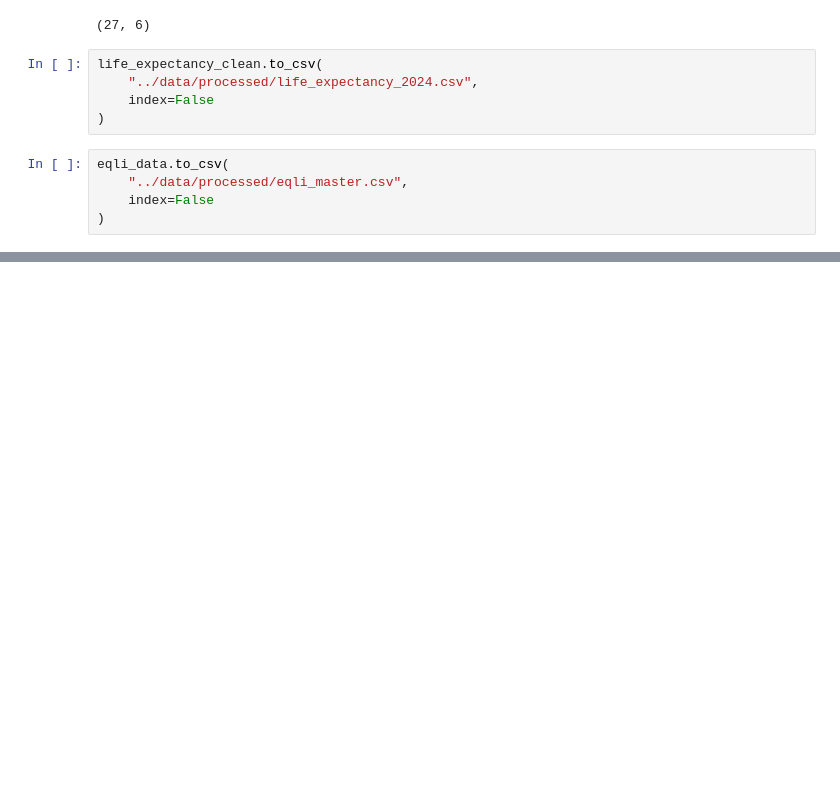
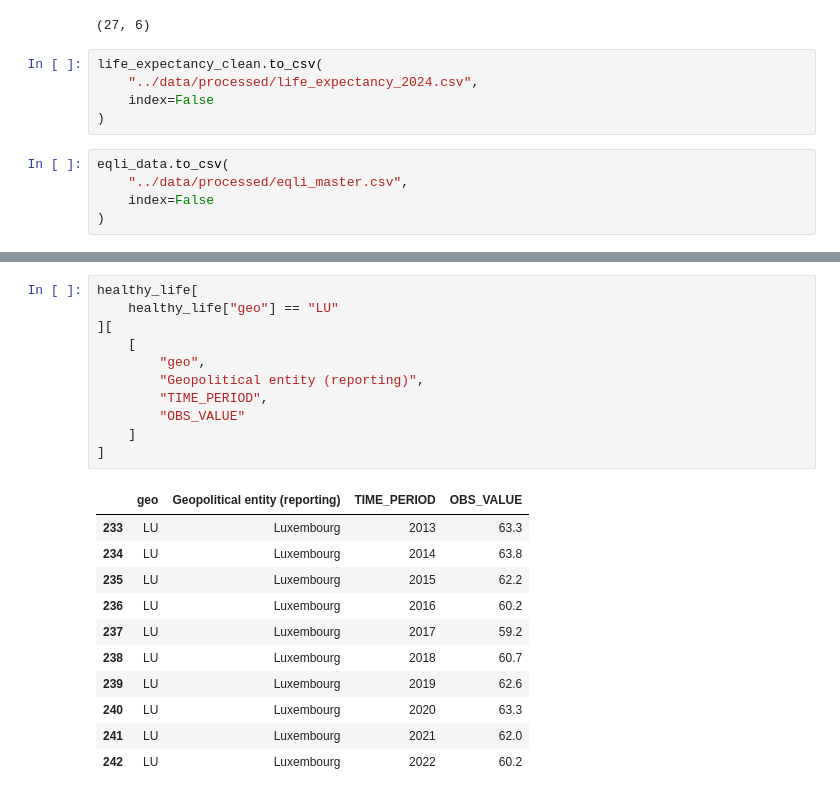
Before and after one commit to eljesam/DAV_Eljesa_Repeat, a Jupyter notebook: Notebooks/EQLI_analysis.ipynb, the cells around one changed output, grey strips where cells are left out. Cells and saved outputs as stored; diff of their text form; blank space fills up the shorter version.

```diff
--- a/Notebooks/EQLI_analysis.ipynb
+++ b/Notebooks/EQLI_analysis.ipynb
@@ -541,0 +582,23 @@ eqli_data.to_csv(
+# %%
+healthy_life[
+    healthy_life["geo"] == "LU"
+][
+    [
+        "geo",
+        "Geopolitical entity (reporting)",
+        "TIME_PERIOD",
+        "OBS_VALUE"
+    ]
+]
+# %% [output]
+|  | geo | Geopolitical entity (reporting) | TIME_PERIOD | OBS_VALUE |
+| 233 | LU | Luxembourg | 2013 | 63.3 |
+| 234 | LU | Luxembourg | 2014 | 63.8 |
+| 235 | LU | Luxembourg | 2015 | 62.2 |
+| 236 | LU | Luxembourg | 2016 | 60.2 |
+| 237 | LU | Luxembourg | 2017 | 59.2 |
+| 238 | LU | Luxembourg | 2018 | 60.7 |
+| 239 | LU | Luxembourg | 2019 | 62.6 |
+| 240 | LU | Luxembourg | 2020 | 63.3 |
+| 241 | LU | Luxembourg | 2021 | 62.0 |
+| 242 | LU | Luxembourg | 2022 | 60.2 |
```
Also changed, not shown: parts of 6 cells of this notebook, 1 other file.
